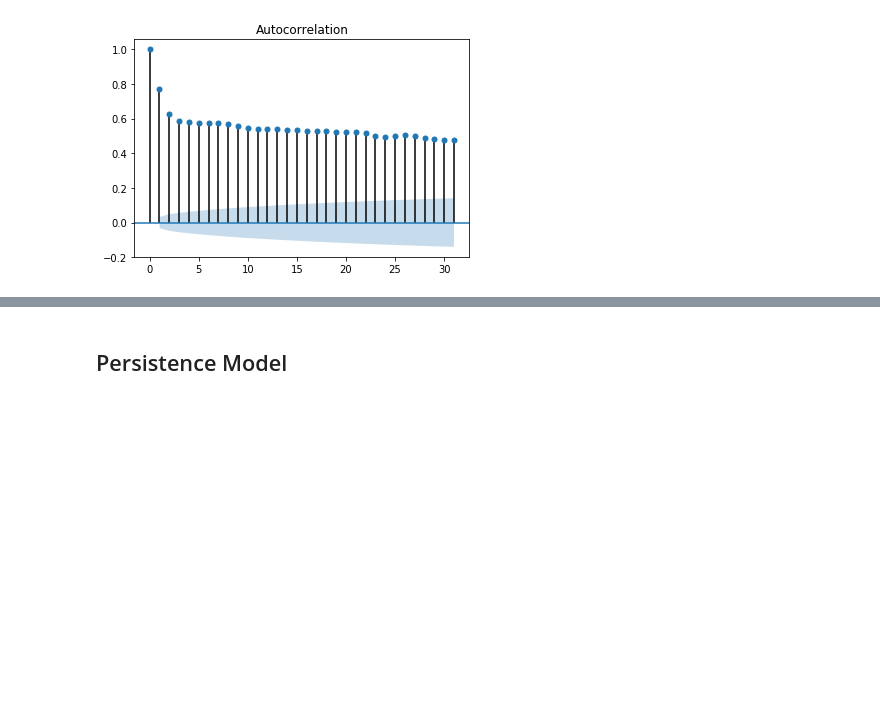
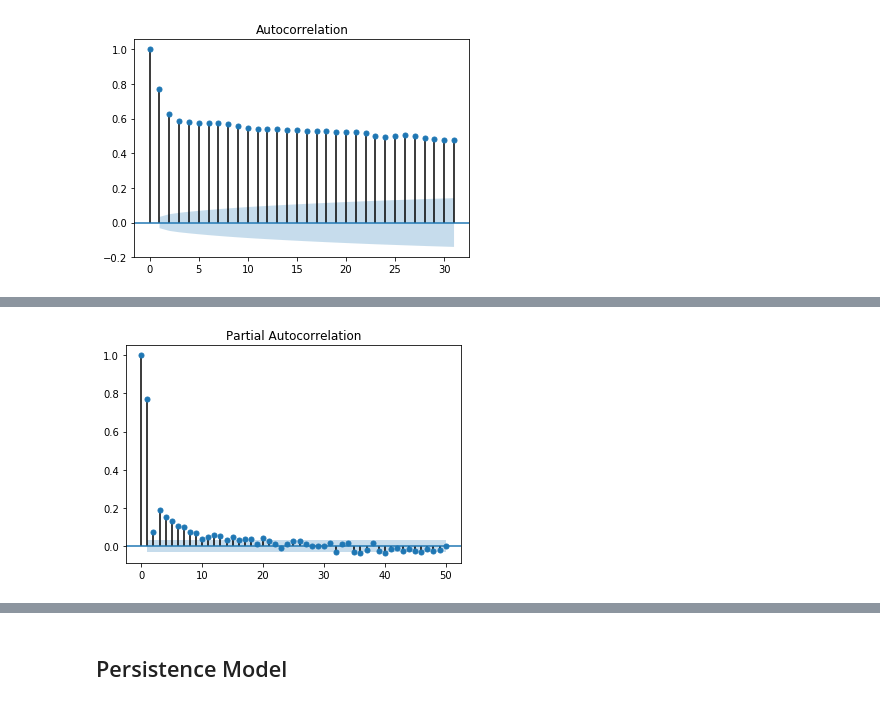
Before and after one commit to Deepshikha05/Time-Series-Analysis, a Jupyter notebook: Time-Series-Analysis-All-Topics-Covered.ipynb, the cells around one changed output, grey strips where cells are left out. Saved outputs shown, nothing was run; the diff lists cells and outputs as text; code cells hidden in the pictures; blank space fills up the shorter version.

Commit message:
PACF added

```diff
--- a/Time-Series-Analysis-All-Topics-Covered.ipynb
+++ b/Time-Series-Analysis-All-Topics-Covered.ipynb
@@ -166,0 +177,6 @@ pyplot.show()
+# %%
+from statsmodels.graphics.tsaplots import plot_pacf
+plot_pacf(series, lags=50)
+pyplot.show()
+# %% [output]
+[figure, added]
```
Also changed, not shown: parts of 4 cells of this notebook, 1 other file.
